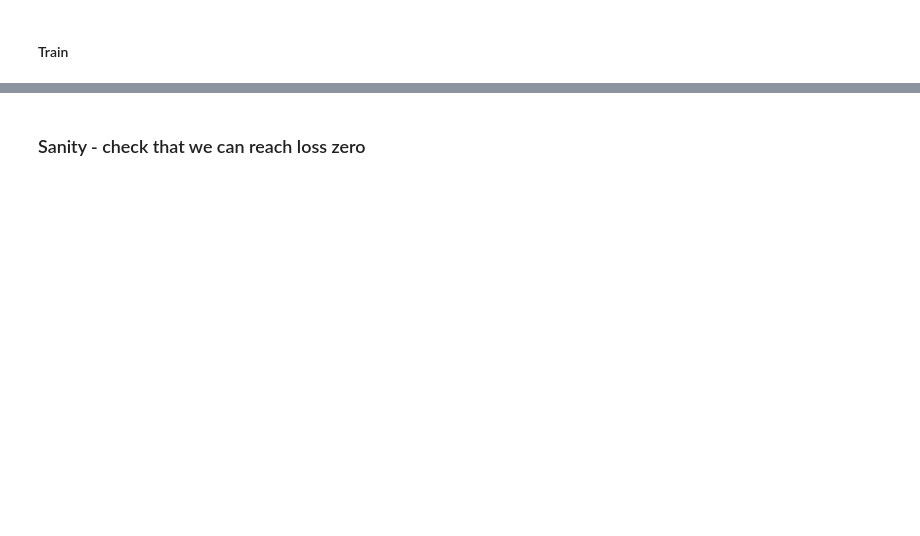
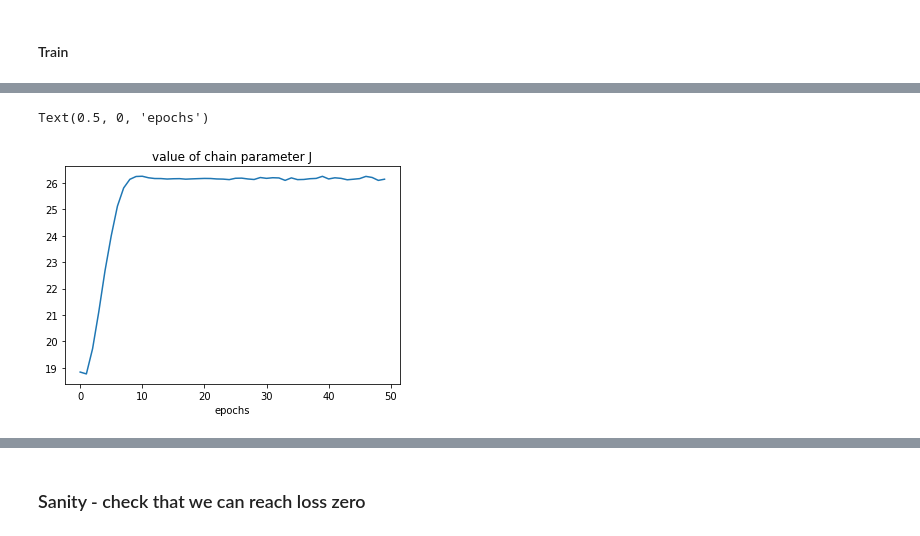
Before and after one commit to shaharazulay/hidden-markov-models, a Jupyter notebook: hmm/simulation.ipynb, the cells around one changed output, grey strips where cells are left out. Saved outputs shown, nothing was run; the diff lists cells and outputs as text; code cells hidden in the pictures; blank space fills up the shorter version.

```diff
--- a/hmm/simulation.ipynb
+++ b/hmm/simulation.ipynb
@@ -336,0 +340,7 @@ legend(['train_loss', 'valid_loss'])
+# %%
+plot([v['j'] for v in learning_curve]);
+title('value of chain parameter J')
+xlabel('epochs')
+# %% [output]
+Text(0.5, 0, 'epochs')
+[figure, added]
```
Also changed, not shown: parts of 78 cells of this notebook.
